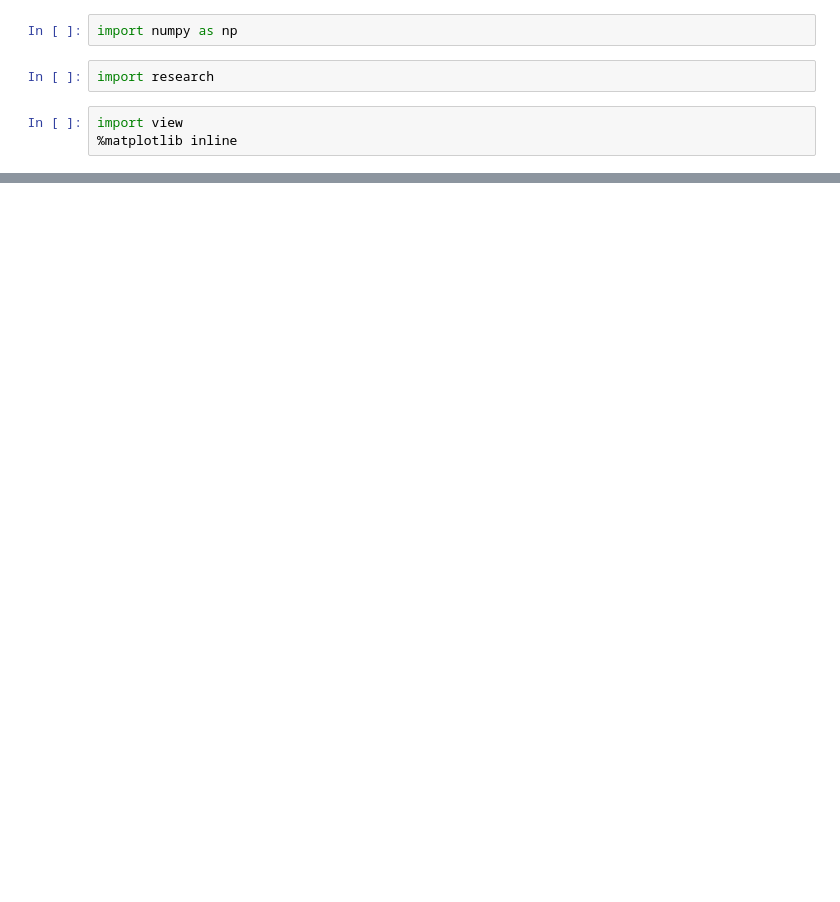
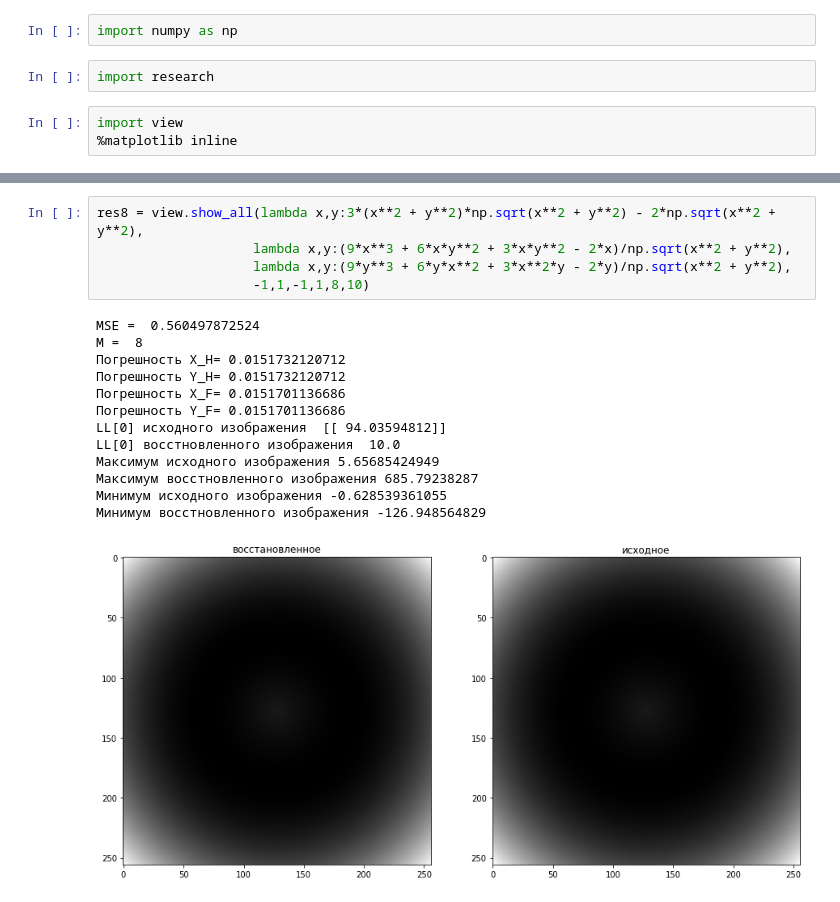
Before and after one commit to Satbek/-ourse-work-sem7, a Jupyter notebook: src/Polynoms.ipynb, the cells around one changed output, grey strips where cells are left out. Saved outputs shown, nothing was run; the diff lists cells and outputs as text; blank space fills up the shorter version.

```diff
--- a/src/Polynoms.ipynb
+++ b/src/Polynoms.ipynb
@@ -96,0 +125,19 @@ M =  8
+# %%
+res8 = view.show_all(lambda x,y:3*(x**2 + y**2)*np.sqrt(x**2 + y**2) - 2*np.sqrt(x**2 + y**2),
+                    lambda x,y:(9*x**3 + 6*x*y**2 + 3*x*y**2 - 2*x)/np.sqrt(x**2 + y**2),
+                    lambda x,y:(9*y**3 + 6*y*x**2 + 3*x**2*y - 2*y)/np.sqrt(x**2 + y**2),
+                    -1,1,-1,1,8,10)
+# %% [output]
+MSE =  0.560497872524
+M =  8
+Погрешность X_H= 0.0151732120712
+Погрешность Y_H= 0.0151732120712
+Погрешность X_F= 0.0151701136686
+Погрешность Y_F= 0.0151701136686
+LL[0] исходного изображения  [[ 94.03594812]]
+LL[0] восстновленного изображения  10.0
+Максимум исходного изображения 5.65685424949
+Максимум восстновленного изображения 685.79238287
+Минимум исходного изображения -0.628539361055
+Минимум восстновленного изображения -126.948564829
+[figure, added]
```
Also changed, not shown: parts of 7 cells of this notebook, 18 other files.
